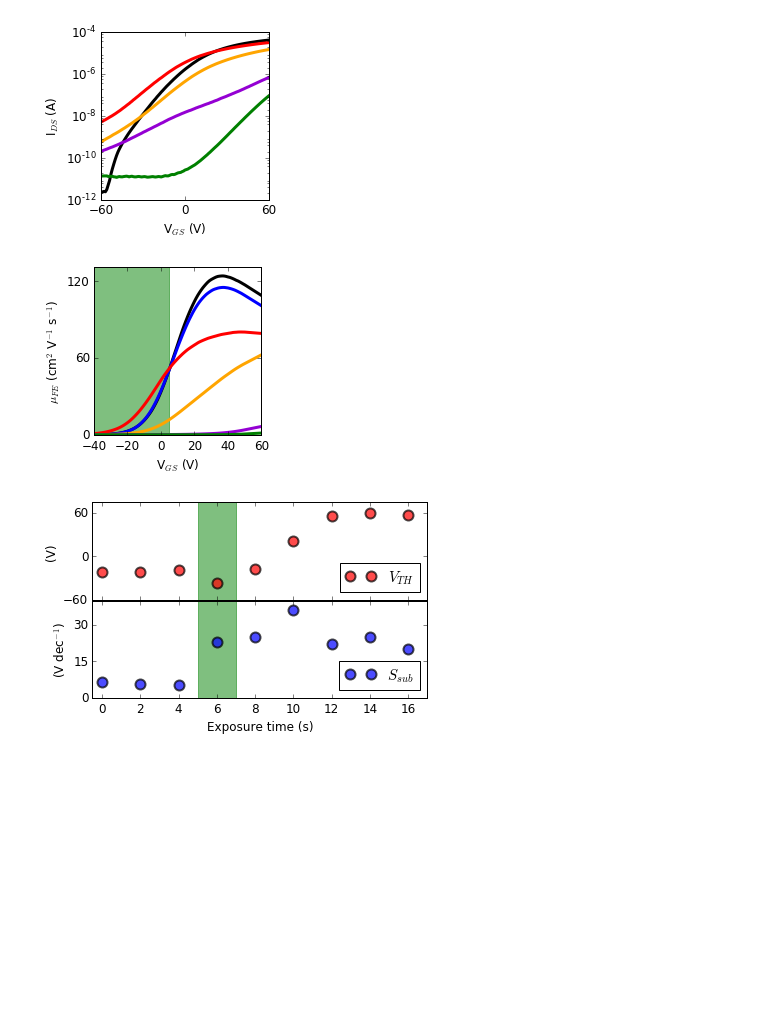
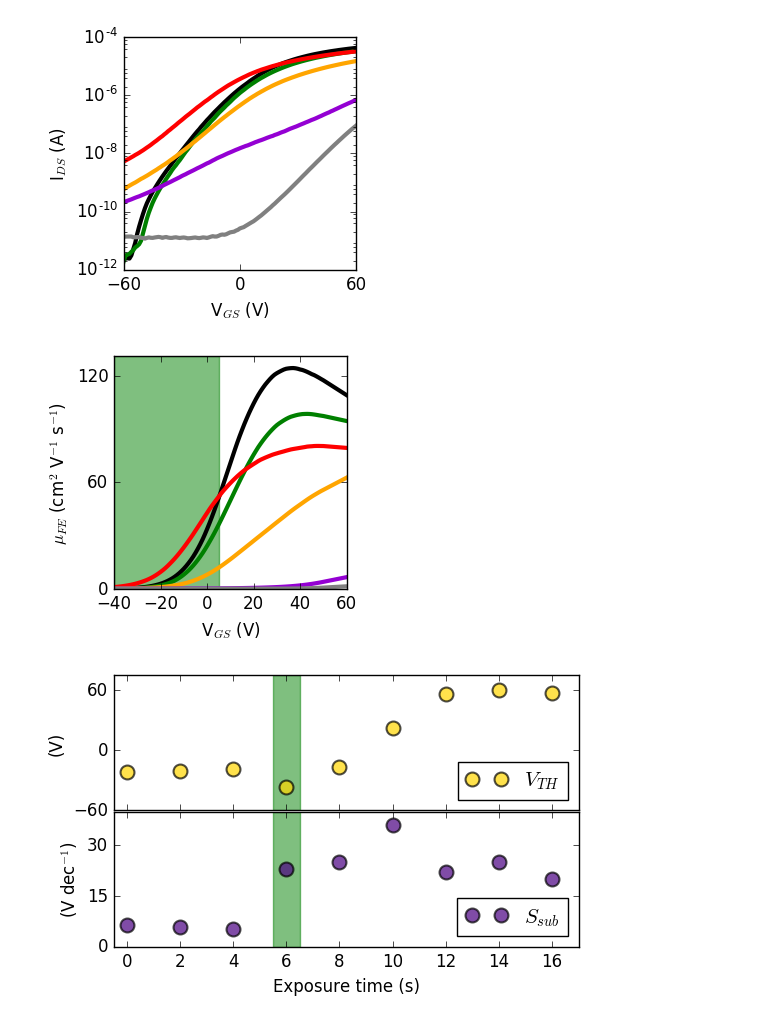
Before and after one commit to molydisulfide/Oxide-mediated_self-limiting_recovery_of_field_effect_mobility_in_plasma-treated_MoS2, a Jupyter notebook: Figure 1/Figure_1.ipynb, the cells around one changed output. Drawn from its saved outputs; the diff is of its cells as text; code cells hidden in the pictures; blank space fills up the shorter version.

```diff
--- a/Figure 1/Figure_1.ipynb
+++ b/Figure 1/Figure_1.ipynb
@@ -167,11 +167,11 @@ axes.grid('off')
 
 axes.plot(x,y, color='black', linestyle='-', linewidth=3, label = '0 s' )
 #axes.plot(x,z, color='blue', linestyle='-', linewidth=3, label = '2 s')
-#axes.plot(x,a, color='orange', linestyle='-', linewidth=5, label = '4 s')
+axes.plot(x,a, color='g', linestyle='-', linewidth=3, label = '4 s')
 axes.plot(x,b, color='red', linestyle='-', linewidth=3, label = '6 s')
 axes.plot(x,c, color='orange', linestyle='-', linewidth=3, label = '8 s')
 axes.plot(x,d, color='darkviolet', linestyle='-', linewidth=3, label = '10 s')
-axes.plot(x,e, color='green', linestyle='-', linewidth=3, label = '12 s')
+axes.plot(x,e, color='grey', linestyle='-', linewidth=3, label = '12 s')
 #axes.plot(x,f, color='slateblue', linestyle='-', linewidth=5,label = '14 s' )
 #axes.plot(x,g, color='grey', linestyle='-', linewidth=5, label = '16 s')
 axes.set_yticks(axes.get_yticks()[::2])
@@ -183,7 +183,7 @@ axes.set_xticks(axes.get_xticks()[::3])
 plt.savefig("fig1b.jpg",bbox_inches='tight', dpi = 300)
 plt.show()
 # %% [output]
-[figure, old version]
+[figure, new version]
 # %%
 fig = plt.figure(figsize=(3,3))
 
@@ -198,12 +198,12 @@ axes.grid('off')
 axes.set_ylim([0, 131])
 axes.set_xlim([-40, 60])
 axes.plot(x2,y2, color='black', linestyle='-', linewidth=3, label = '0 s' )
-axes.plot(x2,z2, color='blue', linestyle='-', linewidth=3, label = '2 s')
-#axes.plot(x2,a2, color='olive', linestyle='-', linewidth=3, label = '4 s')
+#axes.plot(x2,z2, color='blue', linestyle='-', linewidth=3, label = '2 s')
+axes.plot(x2,a2, color='g', linestyle='-', linewidth=3, label = '4 s')
 axes.plot(x2,b2, color='red', linestyle='-', linewidth=3, label = '6 s')
 axes.plot(x2,c2, color='orange', linestyle='-', linewidth=3, label = '8 s')
 axes.plot(x2,d2, color='darkviolet', linestyle='-', linewidth=3, label = '10 s')
-axes.plot(x2,e2, color='green', linestyle='-', linewidth=3, label = '12 s')
+axes.plot(x2,e2, color='grey', linestyle='-', linewidth=3, label = '12 s')
 #axes.plot(x2,f2, color='slateblue', linestyle='-', linewidth=3,label = '14 s' )
 #axes.plot(x2,g2, color='coral', linestyle='-', linewidth=3, label = '16 s')
 axes.set_yticks(axes.get_yticks()[::3])
@@ -214,19 +214,19 @@ axes.axvspan(-40, 5, color='green', alpha=0.5)
 plt.savefig("fig1c.png", bbox_inches='tight', dpi = 300)
 plt.show()
 # %% [output]
-[figure, old version]
+[figure, new version]
 # %%
 fig = plt.figure(figsize=(6,3.5))
 
 fig.canvas.draw()
 
 ax1 = fig.add_subplot(211)
-ax1.plot(a3,b3, '-o', ms=10, color = 'r', ls = 'none', lw=2, alpha=0.7, mfc='red', dash_capstyle = 'butt', mew = '2',
+ax1.plot(a3,b3, '-o', ms=10, color = 'r', ls = 'none', lw=2, alpha=0.7, mfc='gold', dash_capstyle = 'butt', mew = '1.5',
               label = '$V_{TH}$' )
 
 
 ax2 = fig.add_subplot(212)
-ax2.plot(s1,s2, '-o', ms=10, color = 'b', ls = 'none', lw=2, alpha=0.7, mfc='blue', mew = '2', label = '$S_{sub}$' )
+ax2.plot(s1,s2, '-o', ms=10, color = 'b', ls = 'none', lw=2, alpha=0.7, mfc='indigo', mew = '1.5', label = '$S_{sub}$' )
 
 ax2.set_xlabel('Exposure time (s)', fontsize = 12)
 ax2.set_ylabel('(V dec$^{-1}$)', fontsize = 12)
@@ -241,36 +241,36 @@ plt.setp(ax2.get_xticklabels(), visible=True, fontsize = 12)
 
 
 
 plt.setp(ax1.set_xlim([-0.5,17]))
 plt.setp(ax2.set_xlim([-0.5,17]))
 plt.setp(ax1.set_ylim([-60,75]))
 plt.setp(ax2.set_ylim([0,40]))
-ax1.axvspan(5, 7, color='green', alpha=0.5)
-ax2.axvspan(5, 7, color='green', alpha=0.5)
+ax1.axvspan(5.5, 6.5, color='green', alpha=0.5)
+ax2.axvspan(5.5, 6.5, color='green', alpha=0.5)
 
 fig.subplots_adjust(hspace=0.01)
 
 ax1.legend(loc='lower right',ncol = 4, fontsize = 15)
 ax2.legend(loc='lower right',ncol = 4, fontsize = 15)
 
 
 #major_ticks_1 = np.arange(-61, 76, 20)
 #ax1.set_yticks(major_ticks_1)
 major_ticks_1 = np.arange(0, 18, 2)
 ax1.set_xticks(major_ticks_1)
 major_ticks_2 = np.arange(0, 18, 2)
 ax2.set_xticks(major_ticks_2)
 ax1.set_yticks(ax1.get_yticks()[::3])
 #ax1.set_xticks(ax1.get_xticks()[::1])
 ax2.set_yticks(ax2.get_yticks()[::3])
 #ax2.set_xticks(ax2.get_xticks()[::1])
 
 plt.savefig("figs1d_e.png",bbox_inches='tight', dpi = 300)
 
 
 plt.show()
 # %% [output]
-[figure, old version]
+[figure, new version]
 # %%
 fig = plt.figure(figsize=(5,10))
 min, max = (-60, 60)
```
Also changed, not shown: parts of 2 cells of this notebook, 5 other files.
